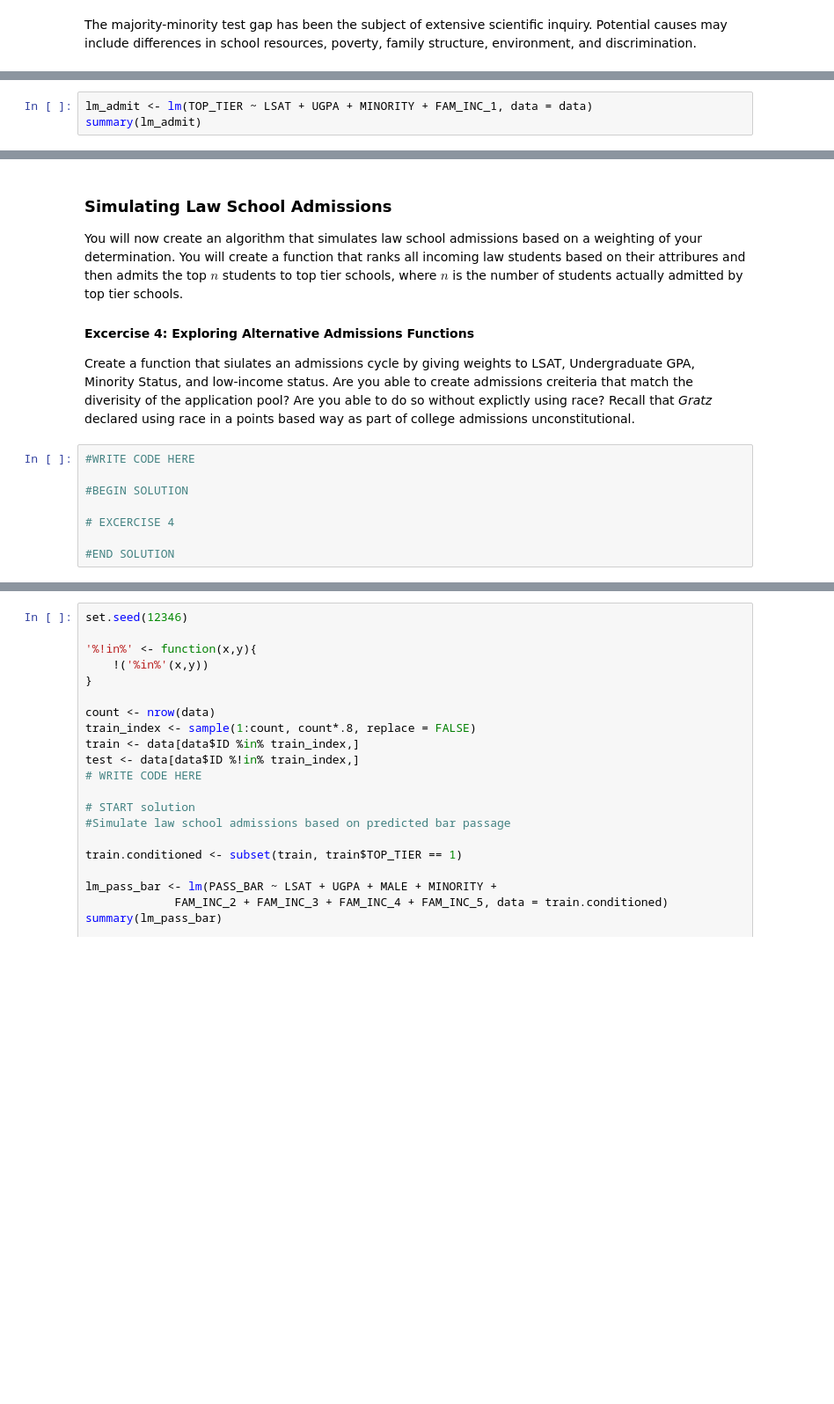
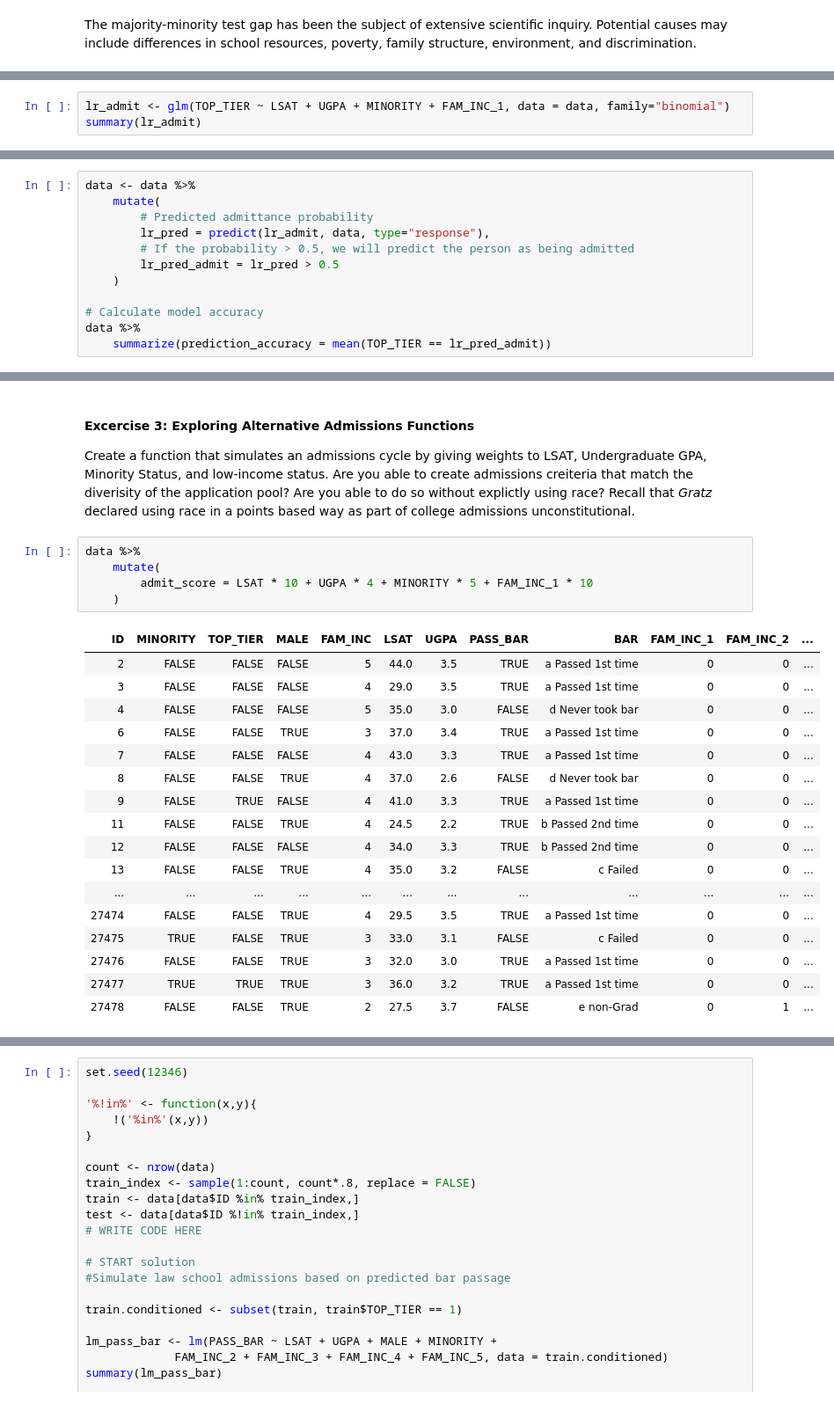
Before and after one commit to stanford-policylab/law-order-algo, a Jupyter notebook: notebooks/Law_School_Admissions_Notebook.ipynb, the cells around one changed output, grey strips where cells are left out. Shown at 88% size. Saved outputs shown, nothing was run; the diff lists cells and outputs as text; blank space fills up the shorter version.

```diff
--- a/notebooks/Law_School_Admissions_Notebook.ipynb
+++ b/notebooks/Law_School_Admissions_Notebook.ipynb
@@ -120,7 +130,7 @@ We will now reverse engineer an estimated weighting for how law schools make the
 
 In R, the formulas for statistical models use a special formula object which is created with a common syntax. The formula object is written as "dependent variable" ~ "independent variables" with each indepedent variable seperated with the "+" symbol.
 # %%
-lm_admit <- lm(TOP_TIER ~ LSAT + UGPA + MINORITY + FAM_INC_1, data = data)
-summary(lm_admit)
+lr_admit <- glm(TOP_TIER ~ LSAT + UGPA + MINORITY + FAM_INC_1, data = data, family="binomial")
+summary(lr_admit)
 # %% [output]
 Call:
@@ -145,0 +158,12 @@ F-statistic: 1.12e+03 on 4 and 26504 DF,  p-value: <2e-16
+# %%
+data <- data %>%
+    mutate(
+        # Predicted admittance probability
+        lr_pred = predict(lr_admit, data, type="response"),
+        # If the probability > 0.5, we will predict the person as being admitted
+        lr_pred_admit = lr_pred > 0.5
+    )
+
+# Calculate model accuracy
+data %>%
+    summarize(prediction_accuracy = mean(TOP_TIER == lr_pred_admit))
@@ -149,16 +198,27 @@ Discuss the meaning of this model. What does it say about how law schools are ad
 # %% [markdown]
-### Simulating Law School Admissions
+#### Excercise 3: Exploring Alternative Admissions Functions
 
-You will now create an algorithm that simulates law school admissions based on a weighting of your determination. You will create a function that ranks all incoming law students based on their attribures and then admits the top $n$ students to top tier schools, where $n$ is the number of students actually admitted by top tier schools.
-
-#### Excercise 4: Exploring Alternative Admissions Functions
-
-Create a function that siulates an admissions cycle by giving weights to LSAT, Undergraduate GPA, Minority Status, and low-income status. Are you able to create admissions creiteria that match the diverisity of the application pool? Are you able to do so without explictly using race? Recall that _Gratz_ declared using race in a points based way as part of college admissions unconstitutional.
+Create a function that simulates an admissions cycle by giving weights to LSAT, Undergraduate GPA, Minority Status, and low-income status. Are you able to create admissions creiteria that match the diverisity of the application pool? Are you able to do so without explictly using race? Recall that _Gratz_ declared using race in a points based way as part of college admissions unconstitutional.
-# %%
-#WRITE CODE HERE
-
-#BEGIN SOLUTION
-
-# EXCERCISE 4
-
-#END SOLUTION
+# %%
+data %>%
+    mutate(
+        admit_score = LSAT * 10 + UGPA * 4 + MINORITY * 5 + FAM_INC_1 * 10
+    )
+# %% [output]
+| ID | MINORITY | TOP_TIER | MALE | FAM_INC | LSAT | UGPA | PASS_BAR | BAR | FAM_INC_1 | FAM_INC_2 | ... |
+| 2 | FALSE | FALSE | FALSE | 5 | 44.0 | 3.5 | TRUE | a Passed 1st time | 0 | 0 | ... |
+| 3 | FALSE | FALSE | FALSE | 4 | 29.0 | 3.5 | TRUE | a Passed 1st time | 0 | 0 | ... |
+| 4 | FALSE | FALSE | FALSE | 5 | 35.0 | 3.0 | FALSE | d Never took bar | 0 | 0 | ... |
+| 6 | FALSE | FALSE | TRUE | 3 | 37.0 | 3.4 | TRUE | a Passed 1st time | 0 | 0 | ... |
+| 7 | FALSE | FALSE | FALSE | 4 | 43.0 | 3.3 | TRUE | a Passed 1st time | 0 | 0 | ... |
+| 8 | FALSE | FALSE | TRUE | 4 | 37.0 | 2.6 | FALSE | d Never took bar | 0 | 0 | ... |
+| 9 | FALSE | TRUE | FALSE | 4 | 41.0 | 3.3 | TRUE | a Passed 1st time | 0 | 0 | ... |
+| 11 | FALSE | FALSE | TRUE | 4 | 24.5 | 2.2 | TRUE | b Passed 2nd time | 0 | 0 | ... |
+| 12 | FALSE | FALSE | FALSE | 4 | 34.0 | 3.3 | TRUE | b Passed 2nd time | 0 | 0 | ... |
+| 13 | FALSE | FALSE | TRUE | 4 | 35.0 | 3.2 | FALSE | c Failed | 0 | 0 | ... |
+| ... | ... | ... | ... | ... | ... | ... | ... | ... | ... | ... | ... |
+| 27474 | FALSE | FALSE | TRUE | 4 | 29.5 | 3.5 | TRUE | a Passed 1st time | 0 | 0 | ... |
+| 27475 | TRUE | FALSE | TRUE | 3 | 33.0 | 3.1 | FALSE | c Failed | 0 | 0 | ... |
+| 27476 | FALSE | FALSE | TRUE | 3 | 32.0 | 3.0 | TRUE | a Passed 1st time | 0 | 0 | ... |
+| 27477 | TRUE | TRUE | TRUE | 3 | 36.0 | 3.2 | TRUE | a Passed 1st time | 0 | 0 | ... |
+| 27478 | FALSE | FALSE | TRUE | 2 | 27.5 | 3.7 | FALSE | e non-Grad | 0 | 1 | ... |
```
Also changed, not shown: parts of 17 cells of this notebook.
